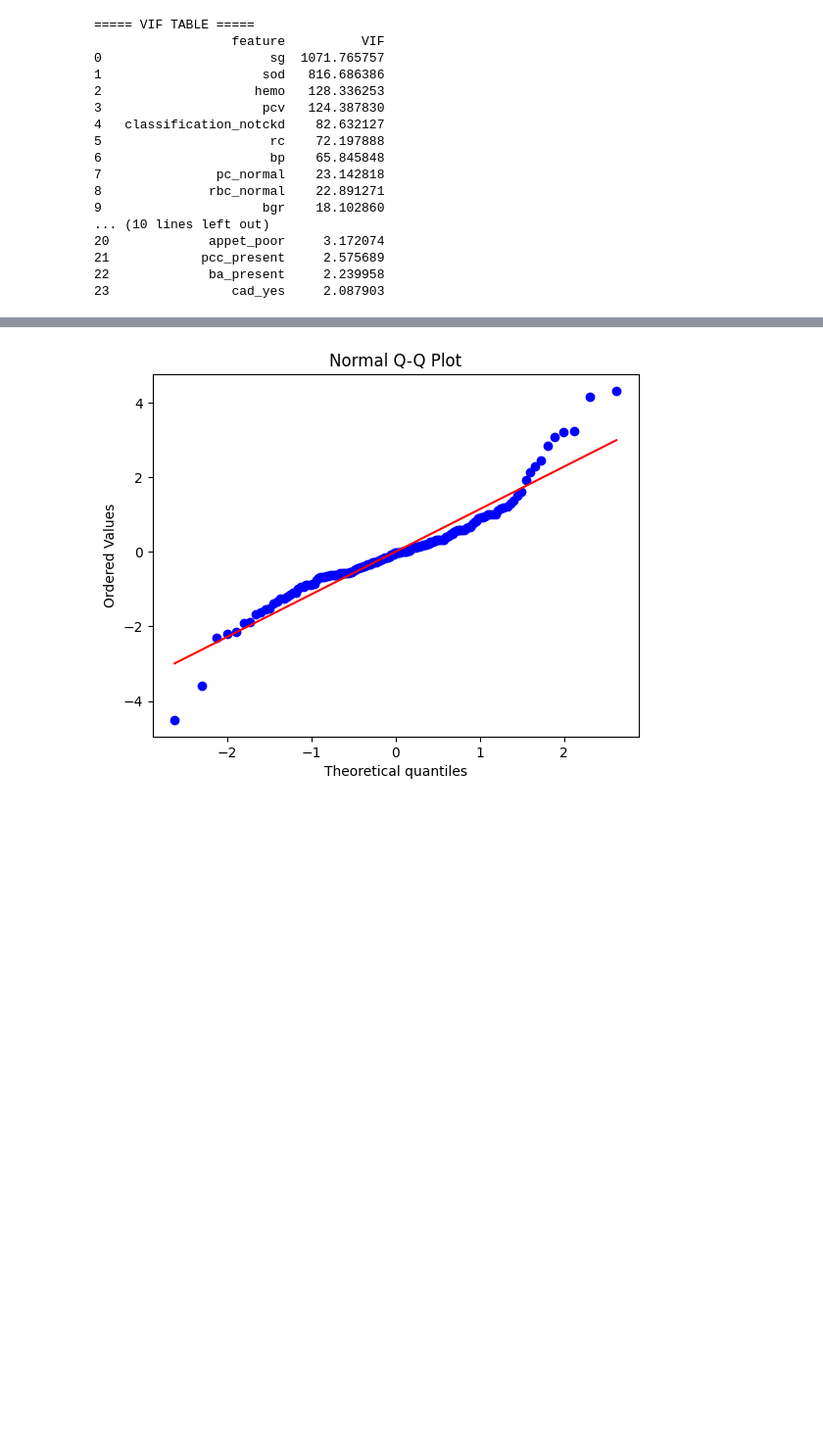
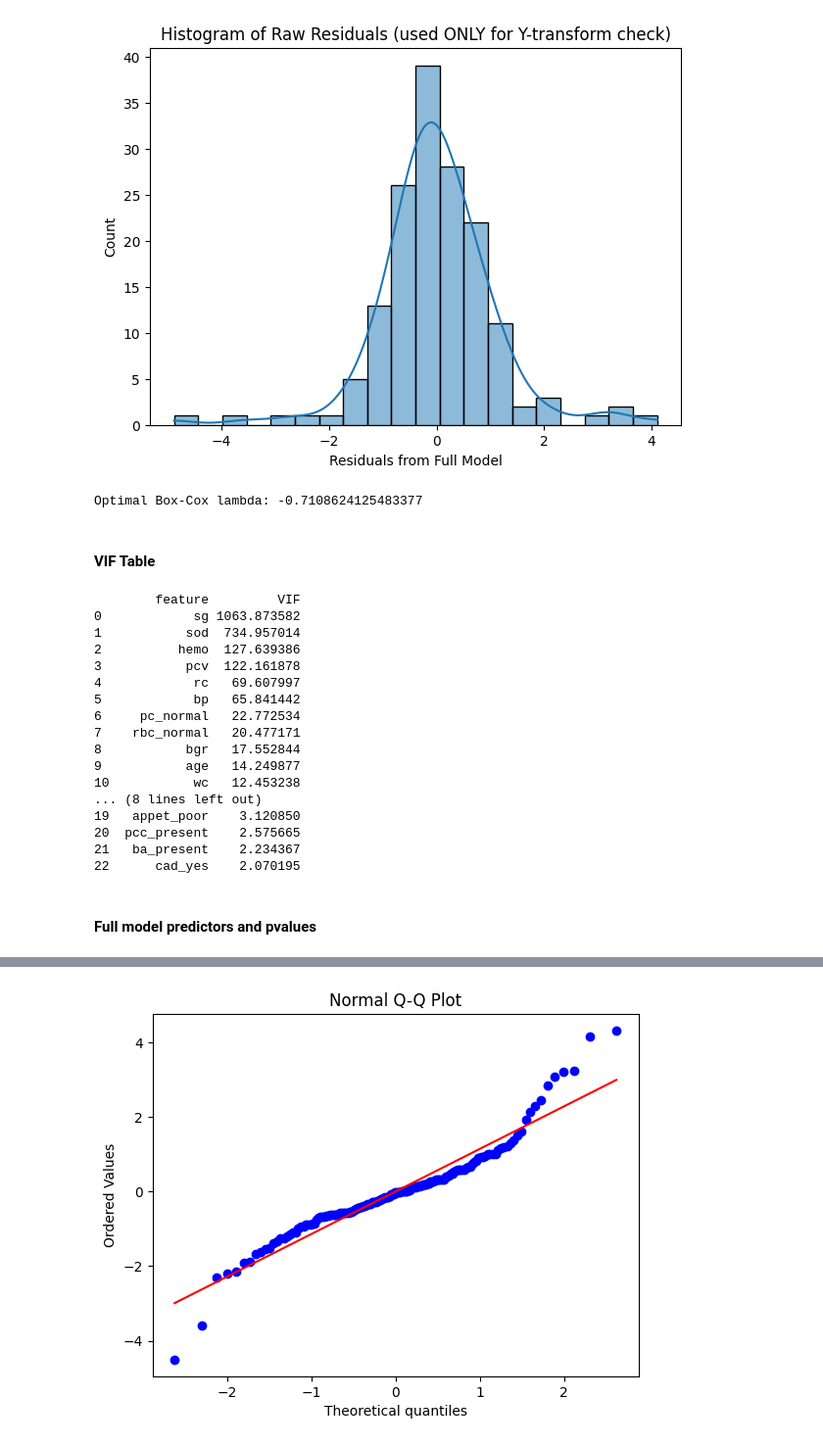
Before and after one commit to namrata0516/kidney_failure_analysis, a Jupyter notebook: model.ipynb, the cells around one changed output, grey strips where cells are left out. Shown at 98% size. Saved outputs shown, nothing was run; the diff lists cells and outputs as text; code cells hidden in the pictures; blank space fills up the shorter version.

```diff
--- a/model.ipynb
+++ b/model.ipynb
@@ -5,21 +11,18 @@ from statsmodels.stats.outliers_influence import variance_inflation_factor
 # %%
-import pandas as pd
-import statsmodels.api as sm
-from statsmodels.stats.outliers_influence import variance_inflation_factor
-
-# 1. Load model-ready data (already cleaned + dummified + types fixed)
+#Load model-ready data
 df = pd.read_csv("kidney_disease_model_ready.csv")
 
-# 2. Define response variable
+# Define response variable
 y = df["sc"]  # serum creatinine
 
-# 3. Build full predictor matrix (drop id + response)
-X_full = df.drop(columns=["id", "sc"])
+#Build full predictor matrix drop response
+X_full = df.drop(columns=["sc"])
 
-# 4. Add intercept and fit FULL model
+#Add intercept and fit FULL model
 X_full_const = sm.add_constant(X_full)
 full_model = sm.OLS(y, X_full_const).fit()
 
-print("===== FULL MODEL SUMMARY =====")
 print(full_model.summary())
+params = full_model.params
+equation = "sc_hat = "
 # %% [output]
@@ -59,5 +55,24 @@ Selected predictors (p < 0.05, excluding classification_notckd):
+# %%
+# Raw residuals of full model
+resid_full = full_model.resid
+
+plt.figure(figsize=(7,5))
+sns.histplot(resid_full, kde=True, bins=20)
+plt.xlabel("Residuals from Full Model")
+plt.title("Histogram of Raw Residuals (used ONLY for Y-transform check)")
+plt.show()
+# %% [output]
+[figure, added]
+# %%
+
+y_bc, lambda_opt = boxcox(df["sc"])
+print("Optimal Box-Cox lambda:", lambda_opt)
+# %% [output]
+Optimal Box-Cox lambda: -0.7108624125483377
+# %% [markdown]
+#### VIF Table
 # %%
-# 7. Compute VIF for each predictor (using X_full, no intercept)
+#Compute VIF for each predictor (using X_full, no intercept)
 X_vif = X_full.copy()
 
 vif_data = []
@@ -68,26 +83,27 @@ for i in range(X_vif.shape[1]):
 vif_df = pd.DataFrame(vif_data)
 vif_df = vif_df.sort_values("VIF", ascending=False).reset_index(drop=True)
 
-print("\n===== VIF TABLE =====")
 print(vif_df)
 # %% [output]
-===== VIF TABLE =====
-                  feature          VIF
-0                      sg  1071.765757
-1                     sod   816.686386
-2                    hemo   128.336253
-3                     pcv   124.387830
-4   classification_notckd    82.632127
-5                      rc    72.197888
-6                      bp    65.845848
-7               pc_normal    23.142818
-8              rbc_normal    22.891271
-9                     bgr    18.102860
-... (10 lines left out)
-20             appet_poor     3.172074
-21            pcc_present     2.575689
-22             ba_present     2.239958
-23                cad_yes     2.087903
+        feature         VIF
+0            sg 1063.873582
+1           sod  734.957014
+2          hemo  127.639386
+3           pcv  122.161878
+4            rc   69.607997
+5            bp   65.841442
+6     pc_normal   22.772534
+7    rbc_normal   20.477171
+8           bgr   17.552844
+9           age   14.249877
+10           wc   12.453238
+... (8 lines left out)
+19   appet_poor    3.120850
+20  pcc_present    2.575665
+21   ba_present    2.234367
+22      cad_yes    2.070195
+# %% [markdown]
+#### Full model predictors and pvalues
 # %%
 # 8. Get all p-values from the full model, printed without scientific notation
 pd.set_option('display.float_format', lambda x: f'{x:.6f}')
```
Also changed, not shown: parts of 14 cells of this notebook, 4 other files.
